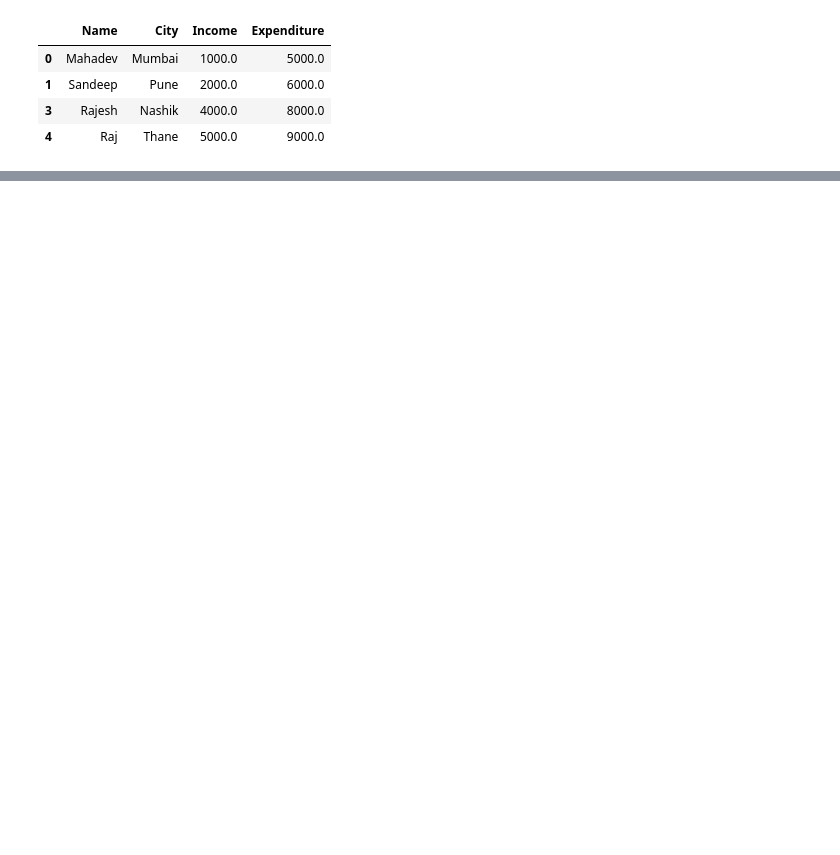
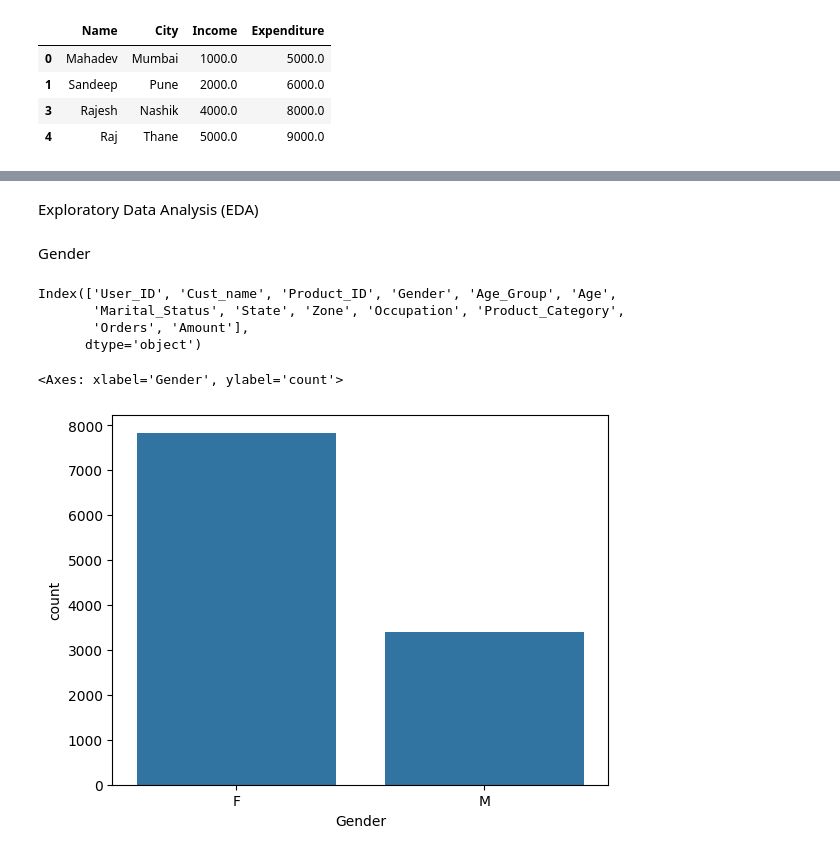
Before and after one commit to SandeepMuhal88/BasictoAdvnce_python_project, a Jupyter notebook: Data_Analysis_Project/Dipwali_Analysis_project/Diwali_sales_analysis.ipynb, the cells around one changed output, grey strips where cells are left out. Drawn from its saved outputs; the diff is of its cells as text; code cells hidden in the pictures; blank space fills up the shorter version.

Commit message:
Perform Exploratory Data Analysis

```diff
--- a/Data_Analysis_Project/Dipwali_Analysis_project/Diwali_sales_analysis.ipynb
+++ b/Data_Analysis_Project/Dipwali_Analysis_project/Diwali_sales_analysis.ipynb
@@ -140,3 +142,7 @@ df_test
 | 1 | Sandeep | Pune | 2000.0 | 6000.0 |
 | 3 | Rajesh | Nashik | 4000.0 | 8000.0 |
 | 4 | Raj | Thane | 5000.0 | 9000.0 |
+# %%
+# change data type
+df['Amount']=df['Amount'].astype(int)
+print(df.dtypes)
@@ -142,0 +172,3 @@ df_test
+# %%
+df.rename(columns={'Age Group':'Age_Group'},inplace=True)
+df.columns
@@ -142,0 +206,16 @@ df_test
+# %% [markdown]
+Exploratory Data Analysis (EDA)
+# %% [markdown]
+Gender
+# %%
+df.columns
+# %% [output]
+Index(['User_ID', 'Cust_name', 'Product_ID', 'Gender', 'Age_Group', 'Age',
+       'Marital_Status', 'State', 'Zone', 'Occupation', 'Product_Category',
+       'Orders', 'Amount'],
+      dtype='object')
+# %%
+sns.countplot(x='Gender',data=df)
+# %% [output]
+<Axes: xlabel='Gender', ylabel='count'>
+[figure, added]
```
Also changed, not shown: parts of 28 cells of this notebook.
